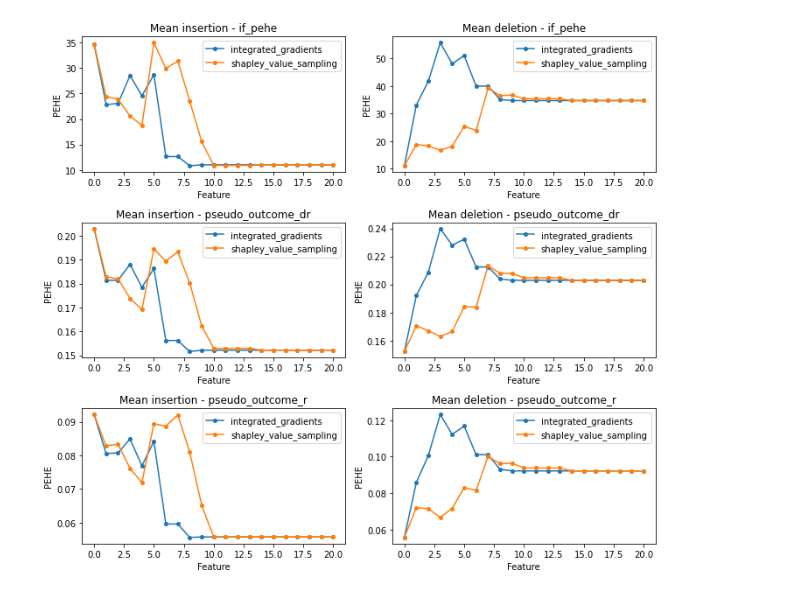
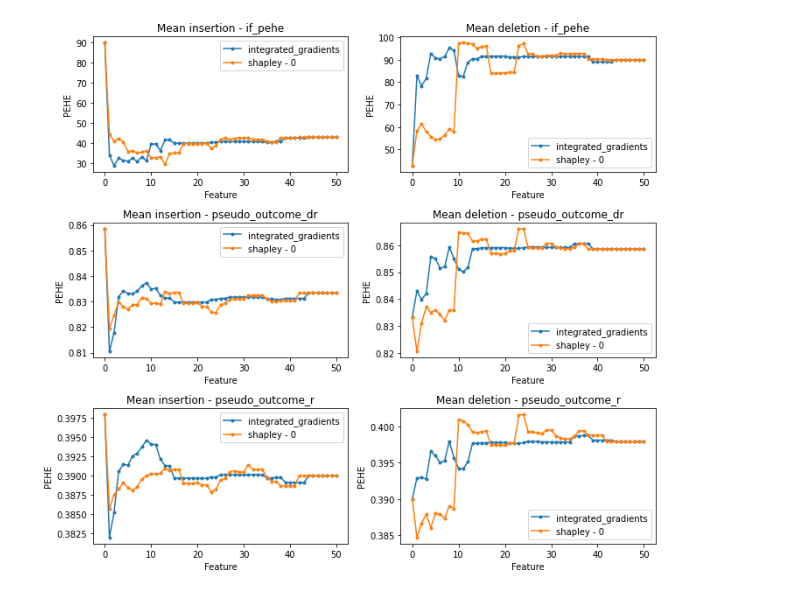
Before and after one commit to q8888620002/LIFT-XAI, a Jupyter notebook: notebooks/insertion_deletion_cate.ipynb, the cells around one changed output. Drawn from its saved outputs; the diff is of its cells as text; code cells hidden in the pictures.

```diff
--- a/notebooks/insertion_deletion_cate.ipynb
+++ b/notebooks/insertion_deletion_cate.ipynb
@@ -3,6 +3,6 @@ import numpy as np
 import pickle as pkl
 import matplotlib.pyplot as plt
 # %%
-file_path = "../results/ist3/insertion_deletion_xlearner_4.pkl"
+file_path = "../results/ist3/insertion_deletion_xlearner_0.pkl"
 
 results = pkl.load(open(file_path,'rb'))
@@ -17,7 +35,7 @@ def normalize_data(data):
 explainers = [
     "integrated_gradients",
     "shapley_value_sampling",
-    # "naive_shap"
+    "naive_shap"
 ]
 
 plt.figure(figsize=(20,6))
@@ -60,51 +78,64 @@ deletion_results_all = {exp: {sel: [] for sel in selection_types} for exp in exp
 
 # Loop over the different files
 for file_num in range(5):  # assuming there are 5 files, from 0 to 4
-    for selection_type in selection_types:
-        file_path = f"../results/ist3/insertion_deletion_xlearner_{file_num}.pkl"
-        results = pkl.load(open(file_path,'rb'))
 
-        for exp_index, exp in enumerate(explainers):
-            insertion_results_all[exp][selection_type].append((results[exp_index][2][selection_type]))
-            deletion_results_all[exp][selection_type].append((results[exp_index][3][selection_type]))
+    if file_num not in [1]:
+
+        for selection_type in selection_types:
+            file_path = f"../results/massive_trans/insertion_deletion_xlearner_{file_num}.pkl"
+            results = pkl.load(open(file_path,'rb'))
+
+            for exp_index, exp in enumerate(explainers):
+                insertion_results_all[exp][selection_type].append((results[exp_index][2][selection_type]))
+                deletion_results_all[exp][selection_type].append((results[exp_index][3][selection_type]))
 
 fig, axs = plt.subplots(len(selection_types), 2, figsize=(10, 3*len(selection_types)))
 
 # Calculate and plot mean results
+
 for i, selection_type in enumerate(selection_types):
     for exp in explainers:
+
+        if exp == "shapley_value_sampling":
+            label = "shapley - 0"
+        elif exp == "naive_shap":
+            label = "shapley - marginal"
+        else:
+            label = exp
+
         insertion_results_mean = np.mean(insertion_results_all[exp][selection_type], axis=0)
         insertion_results_std = np.std(insertion_results_all[exp][selection_type], axis=0)
 
         deletion_results_mean = np.mean(deletion_results_all[exp][selection_type], axis=0)
         deletion_results_std = np.std(deletion_results_all[exp][selection_type], axis=0)
 
         features_num = len(insertion_results_mean)
 
         axs[i, 0].plot([j for j in range(features_num)],
                  insertion_results_mean,
                  '-o',
-                 markersize=4,
-                 label=f'{exp}')
+                 markersize=3,
+                 label=f'{label}')
 
         axs[i, 0].set_title(f"Mean insertion - {selection_type}")
         axs[i, 0].set_xlabel('Feature')
         axs[i, 0].set_ylabel('PEHE')
 
         axs[i, 1].plot([j for j in range(features_num)],
                  deletion_results_mean,
                  '-o',
-                 markersize=4,
-                 label=f'{exp}')
+                 markersize=3,
+                 label=f'{label}')
+
 
         axs[i, 1].set_title(f"Mean deletion - {selection_type}")
         axs[i, 1].set_xlabel('Feature')
         axs[i, 1].set_ylabel('PEHE')
 
         axs[i, 0].legend(loc='upper right')
-        axs[i, 1].legend(loc='upper right')
+        axs[i, 1].legend(loc='lower right')
 
 plt.tight_layout()
 plt.show()
 # %% [output]
-[figure, old version]
+[figure, new version]
```
Also changed, not shown: parts of 2 cells of this notebook, 6 other files.
